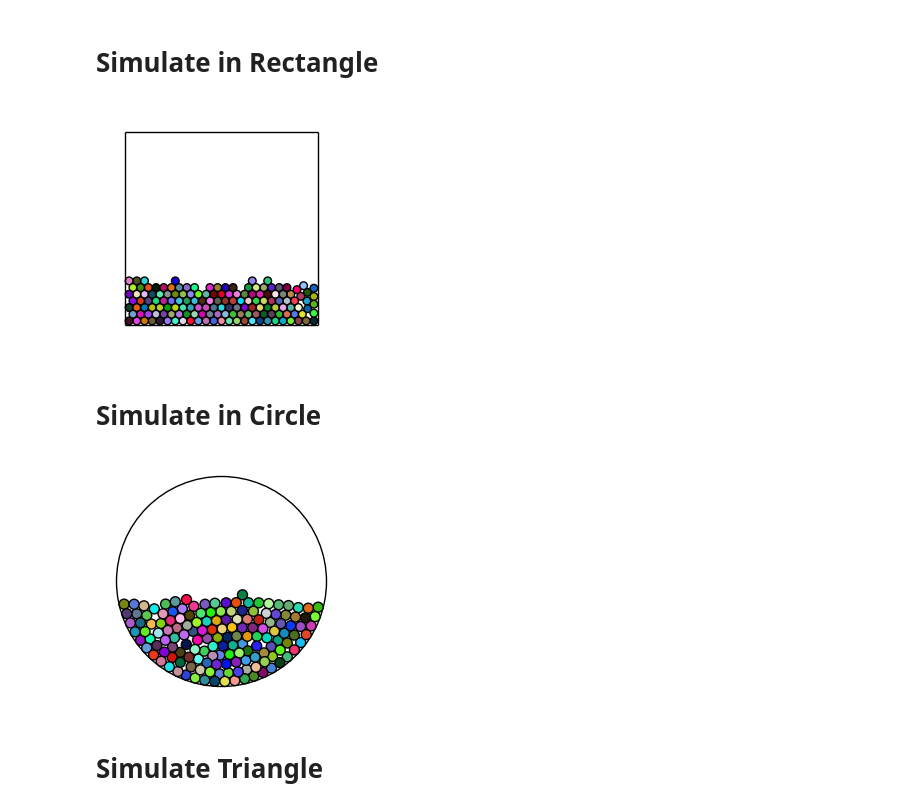
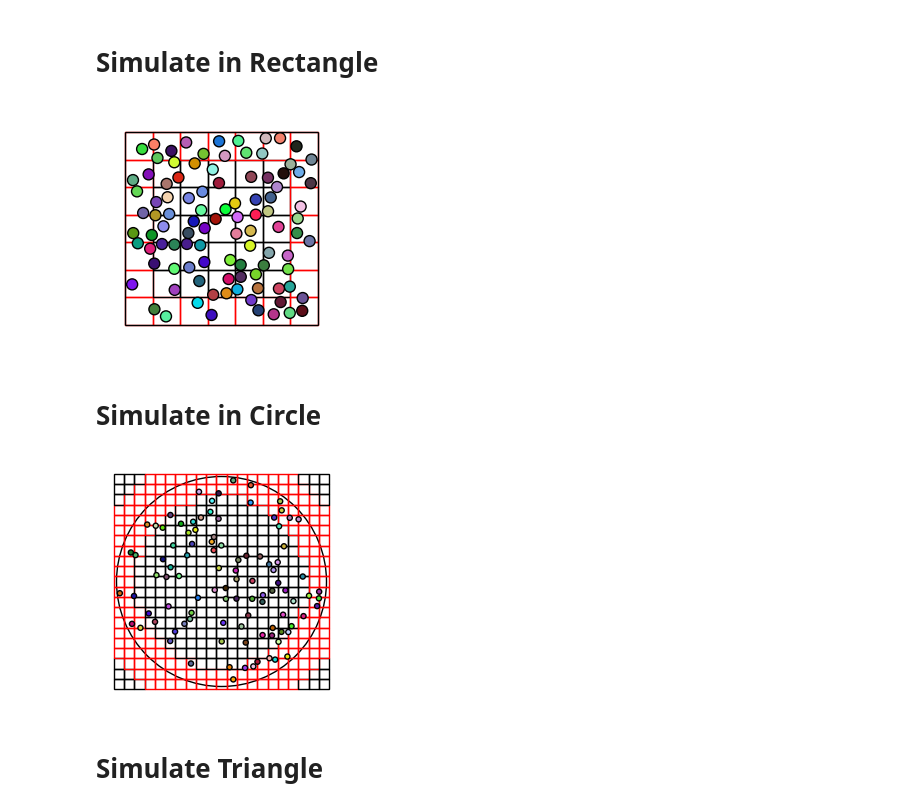
Before and after one commit to seba2390/ParticleSimulations, a Jupyter notebook: main.ipynb, the cells around one changed output. Saved outputs shown, nothing was run; the diff lists cells and outputs as text; code cells hidden in the pictures.

```diff
--- a/main.ipynb
+++ b/main.ipynb
@@ -9,21 +10,22 @@ from src.objects import Rectangle, Circle, Triangle, DoubleRectangle
 # Simulate in Rectangle
 # %%
 # Initialize rectangle scene
-width = 5
-height = 5
-rectangle_scene = Rectangle(width=width, height=height, vertical_gravity=900.0, restitution=0.75)
-#rectangle_scene = Rectangle(width=width, height=height, vertical_gravity=0.0, restitution=1.0)
+width = 7
+height = 7
+#rectangle_scene = Rectangle(width=width, height=height, vertical_gravity=900.0, restitution=0.75)
+rectangle_scene = Rectangle(width=width, height=height, vertical_gravity=0.0, restitution=1.0)
 
 # Generate particles
-num_particles = 150
-radius_range = (0.1, 0.1)
+num_particles = 100
+radius_range = (0.2, 0.2)
 density_range = (1.0, 1.0)
 
 # Add particles to the rectangle scene
 rectangle_scene.generate_particles(num_particles=num_particles,
                                    radius_range=radius_range,
                                    density_range=density_range,
-                                   speed_scaling=10)
+                                   speed_scaling=30,
+                                   max_attempts=10000)
 # %%
 # Simulation parameters
 n_steps = 3000
@@ -47,6 +49,9 @@ ax.hlines(y=height, xmin=0, xmax=width, ls='-', lw=wall_width, color='black')
 ax.hlines(y=0, xmin=0, xmax=width, ls='-', lw=wall_width, color='black')
 ax.vlines(x=0, ymin=0, ymax=height, ls='-', lw=wall_width, color='black')
 ax.vlines(x=width, ymin=0, ymax=height, ls='-', lw=wall_width, color='black')
+
+# Add partitioning grid to scene
+draw_grid(ax=ax, scene_obj=rectangle_scene)
 
 # Create Circle patches for the particles
 circles = []
@@ -79,19 +84,19 @@ adjusted_n_steps = n_steps // skip_frames
 ani = FuncAnimation(fig, update, frames=adjusted_n_steps, interval=30, blit=True)
 
 # Save animation to file (optional)
-ani.save(filename="gravity_rectangle_particle_simulation.gif", writer='pillow')
+ani.save(filename="rectangle_particle_simulation.gif", writer='pillow')
 # %% [output]
-[figure, old version]
+[figure, new version]
 # %% [markdown]
 # Simulate in Circle
 # %%
 # Initialize circle scene
-scene_radius = 2.1
-#circle_scene = Circle(radius=scene_radius, vertical_gravity=0.0, restitution=1.0)
-circle_scene = Circle(radius=scene_radius, vertical_gravity=9000.0,restitution=0.75)
+scene_radius = 4.1
+circle_scene = Circle(radius=scene_radius, vertical_gravity=0.0, restitution=1.0)
+#circle_scene = Circle(radius=scene_radius, vertical_gravity=900.0,restitution=0.75)
 
 # Generate particles
-num_particles = 150
+num_particles = 100
 radius_range = (0.1, 0.1)
 density_range = (1.0, 1.0)
 
@@ -102,7 +107,7 @@ circle_scene.generate_particles(num_particles=num_particles,
                                 speed_scaling=10)
 # %%
 # Simulation parameters
-n_steps = 1000
+n_steps = 3000
 dt = 0.0001
 
 # Simulate the scene
@@ -113,50 +118,59 @@ for _ in range(n_steps):
 skip_frames = 20  # Change this value to skip frames (e.g., 2 to skip every other frame). Makes animation speed up
 
 # Prepare the figure and axes for plotting
-fig, ax = plt.subplots(1, 1, figsize=(3,3))
+fig, ax = plt.subplots(1, 1, figsize=(3, 3))
 factor = 0.1
+scene_radius = circle_scene.radius  # Make sure `scene_radius` is defined as the circle's radius
 ax.set_xlim(-scene_radius - factor * scene_radius, scene_radius + factor * scene_radius)
 ax.set_ylim(-scene_radius - factor * scene_radius, scene_radius + factor * scene_radius)
 
 # Draw circle (wall)
 wall_width = 1
-main_circle = plt.Circle((0,0), scene_radius, color='black', fill=False, lw=wall_width)
+main_circle = plt.Circle((0, 0), scene_radius, color='black', fill=False, lw=wall_width)
 ax.add_patch(main_circle)
+
+# Draw the grid
+cell_size = circle_scene.cell_size  # Size of each grid cell
+grid_center_x = circle_scene.grid_width / 2
+grid_center_y = circle_scene.grid_height / 2
+
+# Add partitioning grid to scene
+draw_grid(ax=ax, scene_obj=circle_scene)
 
 # Create Circle patches for the particles
 circles = []
 for particle in circle_scene.particles:
     circle = plt.Circle(particle.position, particle.radius, facecolor=particle.color, edgecolor='black', fill=True)
     ax.add_patch(circle)
     circles.append(circle)
 
 ax.set_xticks([])
 ax.set_yticks([])
 ax.set_aspect('equal', 'box')
 plt.axis('off')
 
 # Update function for the animation
 def update(frame):
     # Adjust frame based on skip_frames
     frame = frame * skip_frames
 
     # For each particle, get the position from its path_history at the adjusted frame
     for i, particle in enumerate(circle_scene.particles):
         if frame < len(particle.path_history):  # Ensure the frame doesn't exceed path_history length
             circles[i].center = particle.path_history[frame]  # Update position from path_history
 
     return circles
 
 # Adjust the number of frames based on the skip_frames parameter
 adjusted_n_steps = n_steps // skip_frames
 
 # Create the animation
 ani = FuncAnimation(fig, update, frames=adjusted_n_steps, interval=30, blit=True)
 
 # Save animation to file (optional)
-ani.save(filename="gravity_circle_particle_simulation.gif", writer='pillow')
+ani.save(filename="circle_particle_simulation.gif", writer='pillow')
 # %% [output]
-[figure, old version]
+[figure, new version]
 # %% [markdown]
 # Simulate Triangle
 # %%
```
Also changed, not shown: parts of 2 cells of this notebook, 6 other files.
